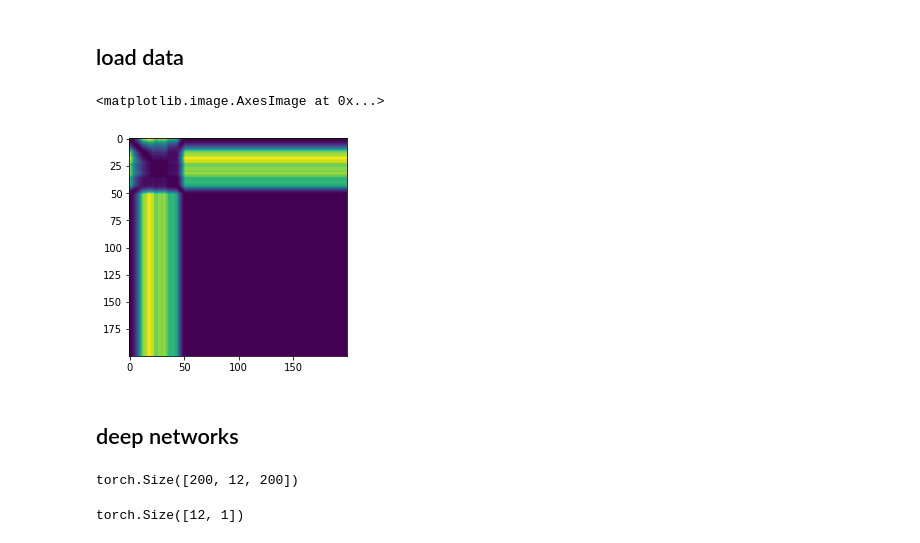
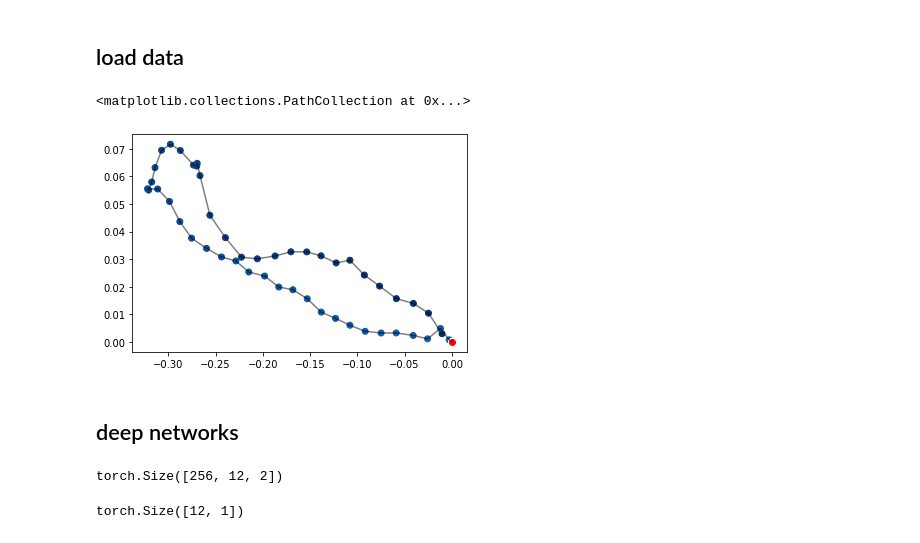
Before and after one commit to AmedeeRoy/BirdGAN, a Jupyter notebook: GAN_lstm.ipynb, the cells around one changed output. Cells and saved outputs as stored; diff of their text form; code cells hidden in the pictures.

```diff
--- a/GAN_lstm.ipynb
+++ b/GAN_lstm.ipynb
@@ -131,23 +131,27 @@ class ToTensor(object):
 
     def __call__(self, sample):
         (cov,coord) = sample
-        return (torch.FloatTensor(cov), torch.FloatTensor(coord))
+        return (torch.FloatTensor(cov), torch.FloatTensor(coord.T))
 # %%
 # hyperparameters
 batch_size = 12
 resolution = 4
-padding = 200
+padding = 256
 
 ## reduce size dataset
-train_set = TrajDataSet(data_train, external_data, transform= tv.transforms.Compose([Resolution(resolution), Padding(padding), DistMatrix(), ToTensor()]))
+train_set = TrajDataSet(data_train, external_data, transform= tv.transforms.Compose([Resolution(resolution), Padding(padding), ToTensor()]))
 train_loader = DataLoader(train_set, batch_size=batch_size, num_workers = 0, shuffle = True, drop_last=True)
 # %%
 x,y =  next(iter(train_loader))
-# %%
-plt.imshow(y.numpy()[3,:,:])
-# %% [output]
-<matplotlib.image.AxesImage at 0x...>
-[figure, removed]
+# %%
+i = 1
+
+plt.plot(y.numpy()[i,0,:], y.numpy()[i,1,:], c = 'black', alpha = 0.5)
+plt.scatter(y.numpy()[i,0,:], y.numpy()[i,1,:], c=np.arange(256), cmap='Blues_r')
+plt.scatter(0,0, c = 'red')
+# %% [output]
+<matplotlib.collections.PathCollection at 0x...>
+[figure, added]
 # %% [markdown]
 ## deep networks
 # %%
@@ -207,10 +204,10 @@ class LSTMGenerator(nn.Module):
         return out
 # %%
-gen = LSTMGenerator(7, 200, 200)
-z = torch.rand((200, batch_size, 1)) # (len, batch, features)
+gen = LSTMGenerator()
+z = torch.rand((256, batch_size, 1)) # (len, batch, features)
 
 out = gen(x,z)
 out.shape
 # %% [output]
-torch.Size([200, 12, 200])
+torch.Size([256, 12, 2])
 # %%
```
Also changed, not shown: parts of 9 cells of this notebook.
